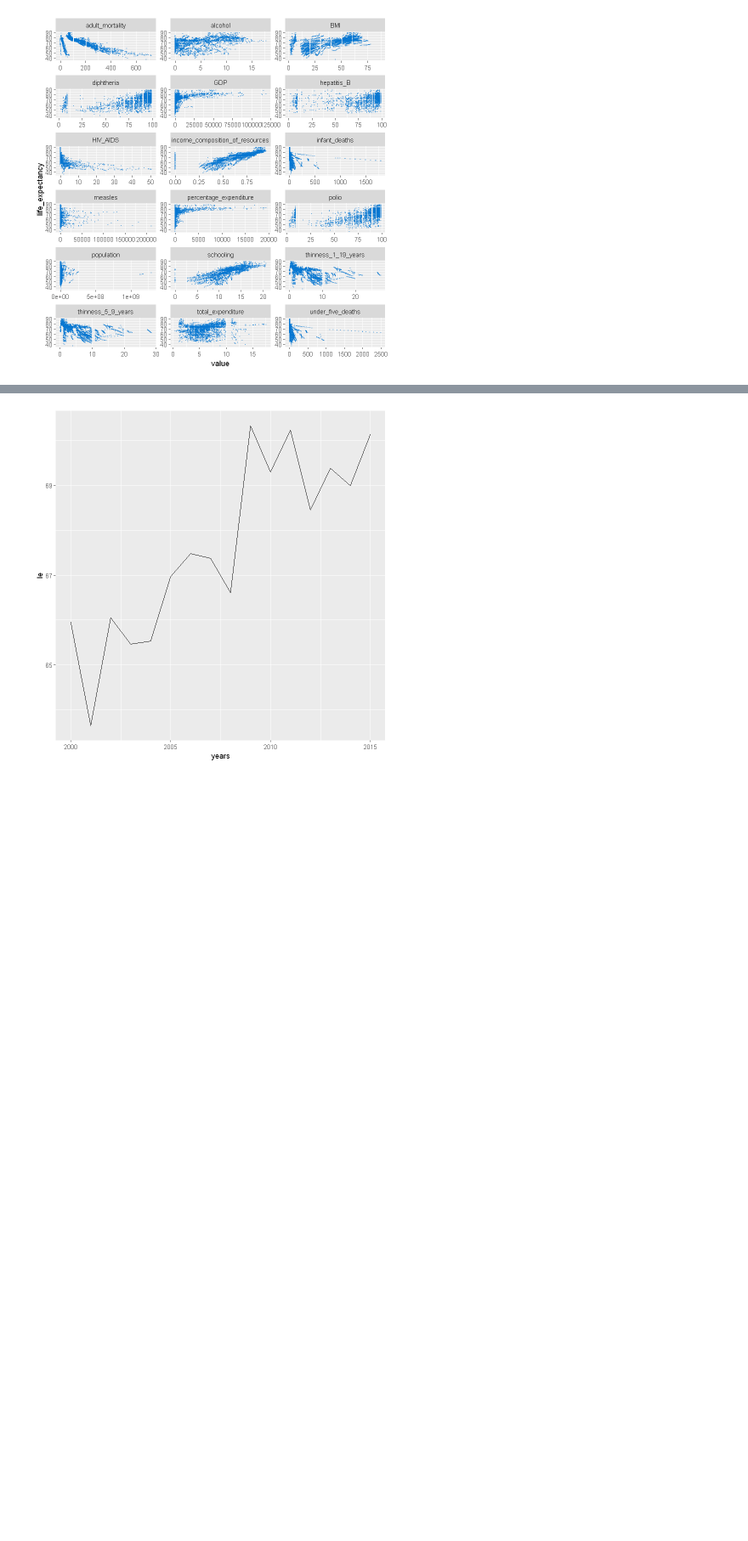
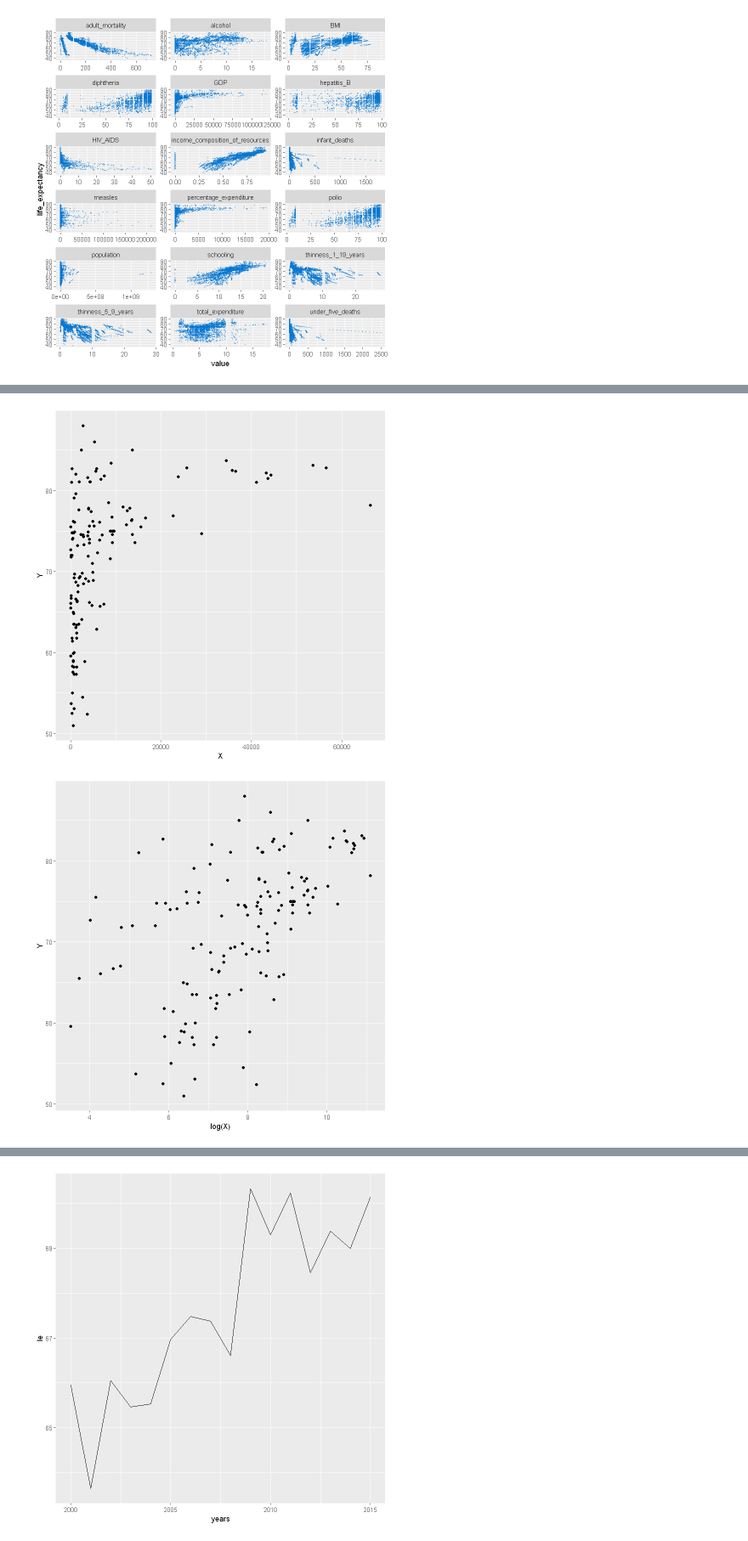
Before and after one commit to Szymex49/What_affects_life_expectancy-statistical_analysis, a Jupyter notebook: Malec.ipynb, the cells around one changed output, grey strips where cells are left out. Shown at 85% size. Cells and saved outputs as stored; diff of their text form; code cells hidden in the pictures; blank space fills up the shorter version.

```diff
--- a/Malec.ipynb
+++ b/Malec.ipynb
@@ -121,3 +118,11 @@ A data.frame: 16 × 19
 | 2013 | -0.5763295 | -0.4176003 | 0.40210843 | 0.312662327 | 0.27267648 | -0.13022119 | 0.3841417 | ... |
 | 2014 | -0.6083628 | -0.4178698 | 0.44312401 | 0.294625287 | 0.29271638 | -0.14013947 | 0.3643816 | ... |
 | 2015 | -0.6397830 | -0.4162013 | 0.06666667 | 0.003259969 | 0.32357176 | -0.15271506 | 0.3843051 | ... |
+# %%
+data_filtered <- data2015[!is.na(data$GDP) & !is.na(data$life_expectancy),]
+X <- data_filtered$GDP
+Y <- data_filtered$life_expectancy
+
+ggplot(data_filtered, aes(X, Y)) + geom_point()
+ggplot(data_filtered, aes(log(X), Y)) + geom_point()
+# %% [output]
@@ -123,0 +133,2 @@ A data.frame: 16 × 19
+[figure, added]
+[figure, added]
```
Also changed, not shown: parts of 4 cells of this notebook, 1 other file.
